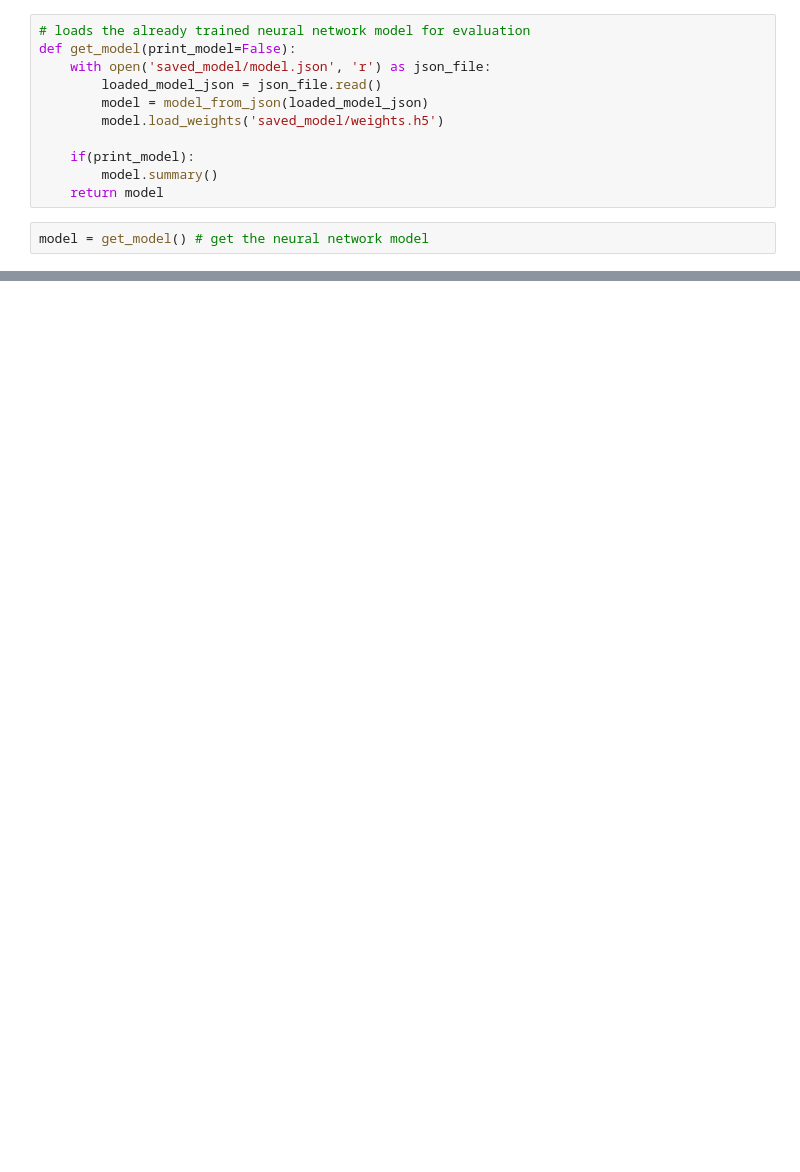
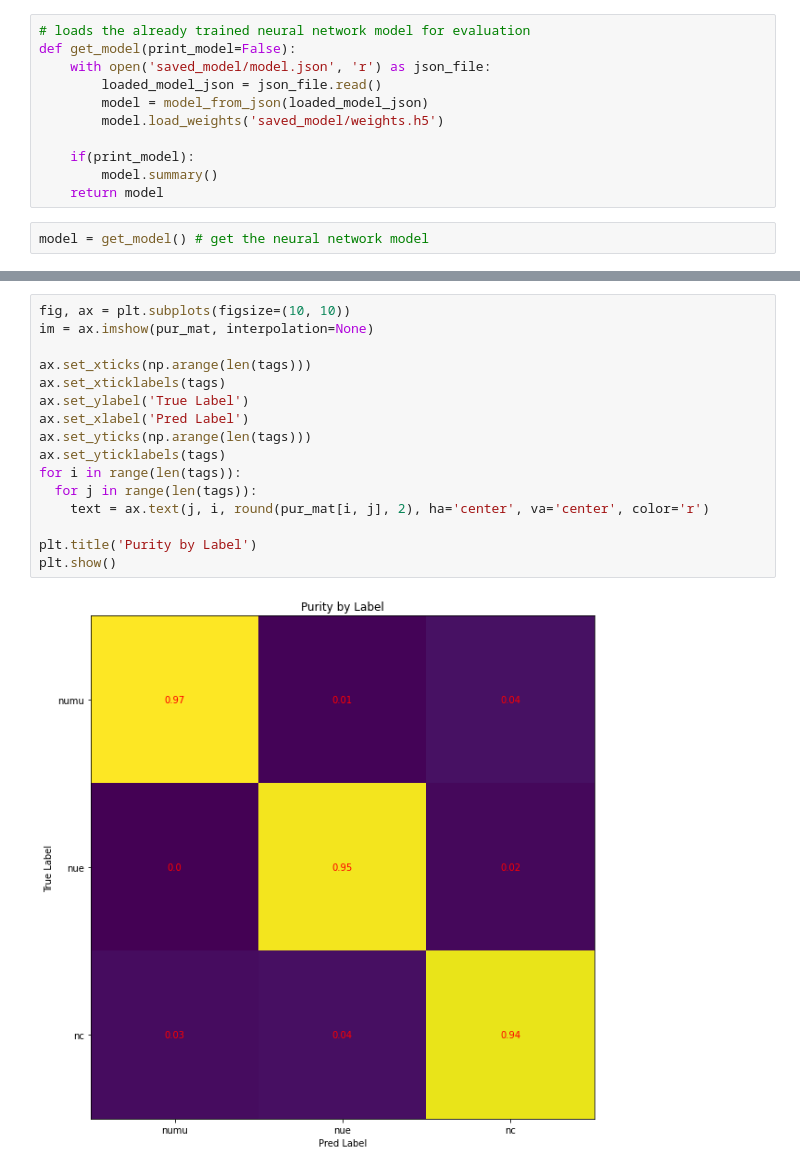
Before and after one commit to nitish-nayak/dune-cvn, a Jupyter notebook: dune_cvn_nusteam.ipynb, the cells around one changed output, grey strips where cells are left out. Saved outputs shown, nothing was run; the diff lists cells and outputs as text; blank space fills up the shorter version.

```diff
--- a/dune_cvn_nusteam.ipynb
+++ b/dune_cvn_nusteam.ipynb
@@ -158,0 +236,18 @@ All scores : [[8.73088598e-01 4.76434725e-05 1.27438009e-02 1.14119984e-01]]
+# %%
+fig, ax = plt.subplots(figsize=(10, 10))
+im = ax.imshow(pur_mat, interpolation=None)
+
+ax.set_xticks(np.arange(len(tags)))
+ax.set_xticklabels(tags)
+ax.set_ylabel('True Label')
+ax.set_xlabel('Pred Label')
+ax.set_yticks(np.arange(len(tags)))
+ax.set_yticklabels(tags)
+for i in range(len(tags)):
+  for j in range(len(tags)):
+    text = ax.text(j, i, round(pur_mat[i, j], 2), ha='center', va='center', color='r')
+
+plt.title('Purity by Label')
+plt.show()
+# %% [output]
+[figure, added]
```
Also changed, not shown: parts of 23 cells of this notebook.
